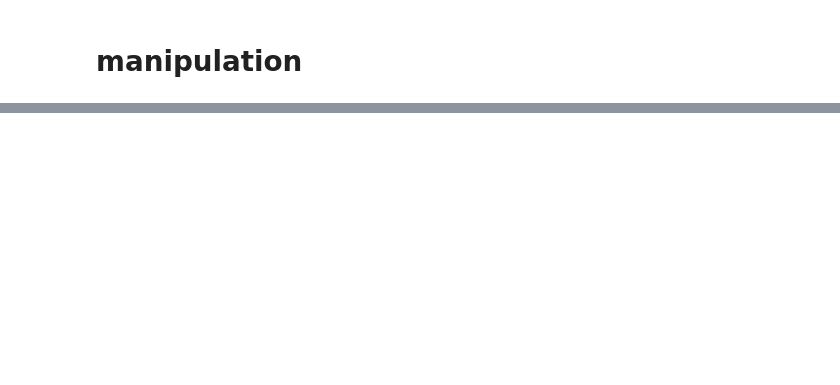
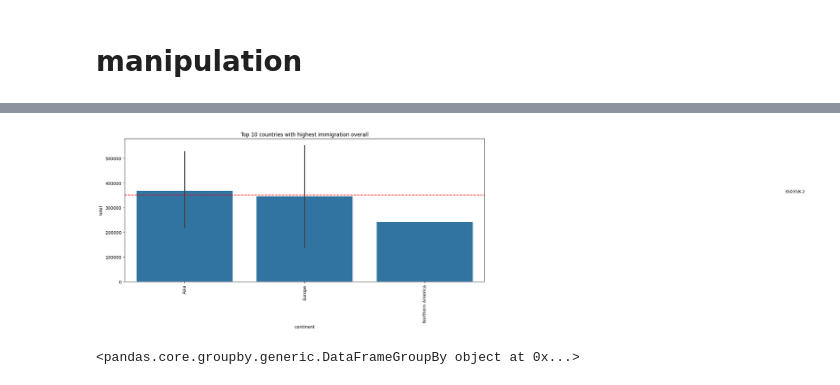
Before and after one commit to muskanlko/python-dataanalytics, a Jupyter notebook: pandas.ipynb, the cells around one changed output, grey strips where cells are left out. Cells and saved outputs as stored; diff of their text form; code cells hidden in the pictures; blank space fills up the shorter version.

```diff
--- a/pandas.ipynb
+++ b/pandas.ipynb
@@ -115,0 +462,14 @@ df
+# %%
+fig,ax = plt.subplots(figsize=(15,6))
+sns.barplot(x='continent',y='total',data=df.head(10), ax=ax)
+ax.axhline(df.head(10)['total'].mean(),color='r', linestyle='--')
+ax.text(5,df.head(10)['total'].mean()+10000,df.head(10)['total'].mean())
+plt.title('Top 10 countries with highest immigration overall')
+plt.xticks(rotation=90)
+plt.show()
+# %% [output]
+[figure, added]
+# %%
+df.groupby(by='continent')# groupby objects
+# %% [output]
+<pandas.core.groupby.generic.DataFrameGroupBy object at 0x...>
```
Also changed, not shown: parts of 45 cells of this notebook, 2 other files.
